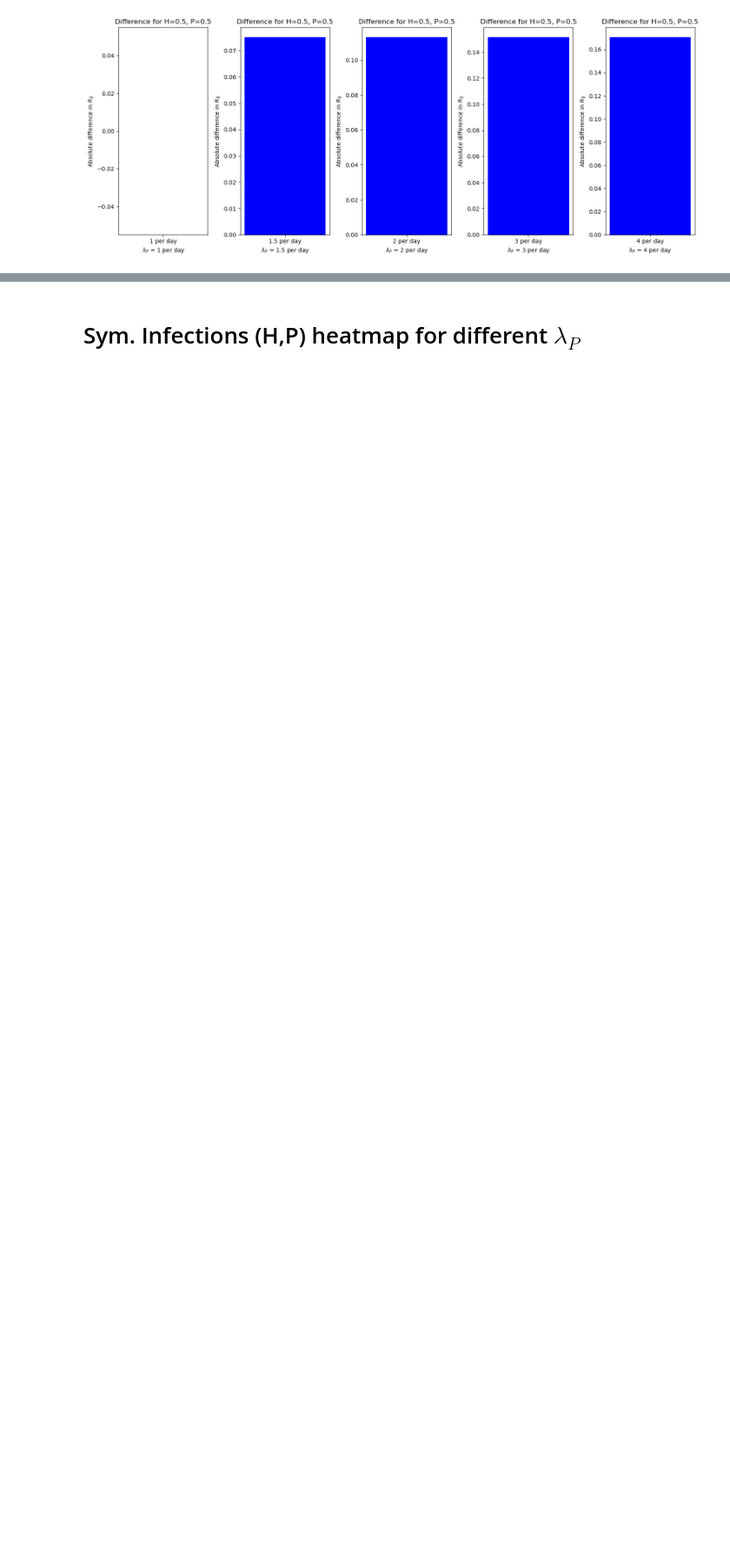
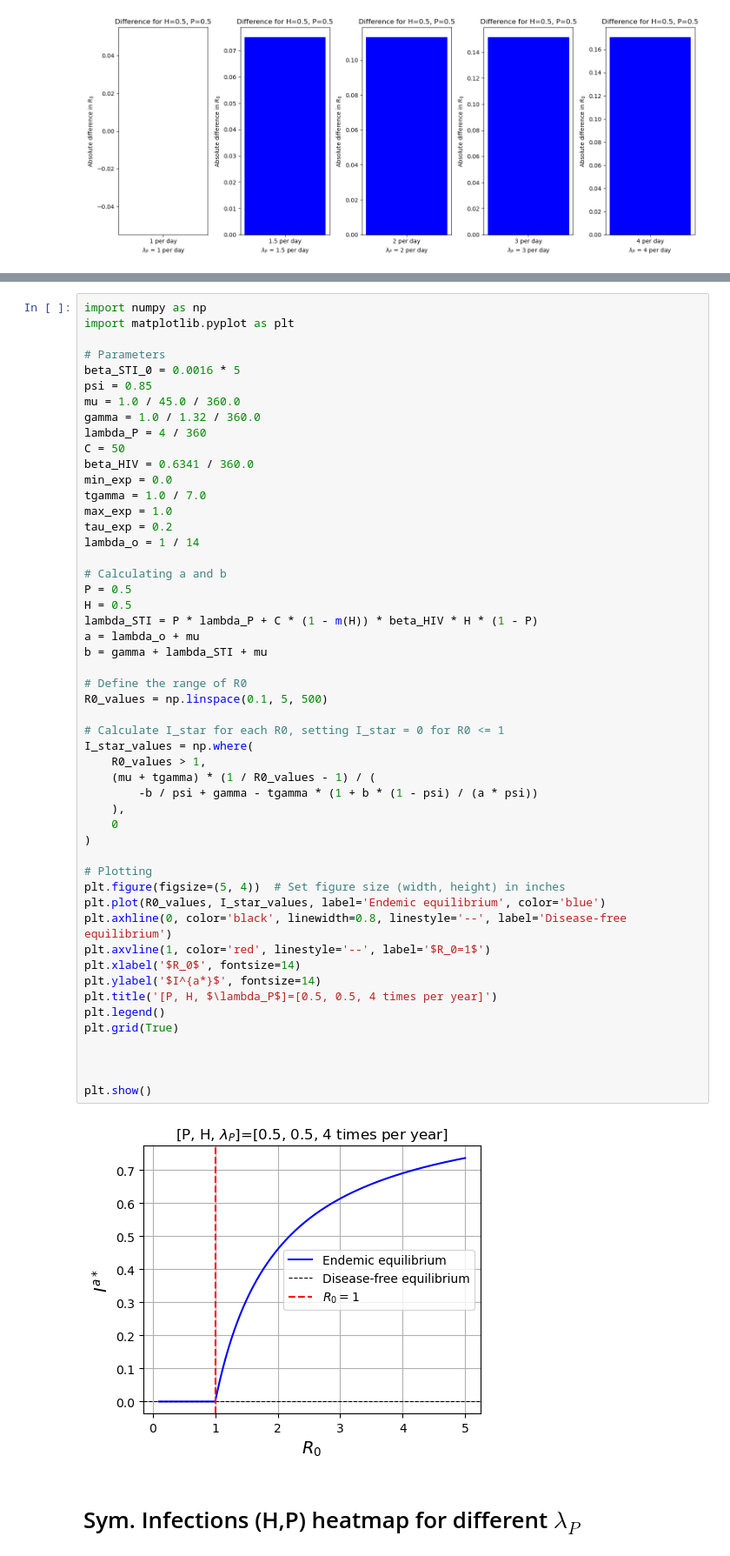
Before and after one commit to Priesemann-Group/testing-paradox-HIV-STI, a Jupyter notebook: notebooks/BifurcationAnalysis/NotebookForPrEP.ipynb, the cells around one changed output, grey strips where cells are left out. Shown at 87% size. Drawn from its saved outputs; the diff is of its cells as text; blank space fills up the shorter version.

```diff
--- a/notebooks/BifurcationAnalysis/NotebookForPrEP.ipynb
+++ b/notebooks/BifurcationAnalysis/NotebookForPrEP.ipynb
@@ -494,3 +496,56 @@ plt.show()
+# %%
+import numpy as np
+import matplotlib.pyplot as plt
+
+# Parameters
+beta_STI_0 = 0.0016 * 5
+psi = 0.85
+mu = 1.0 / 45.0 / 360.0
+gamma = 1.0 / 1.32 / 360.0
+lambda_P = 4 / 360
+C = 50
+beta_HIV = 0.6341 / 360.0
+min_exp = 0.0
+tgamma = 1.0 / 7.0
+max_exp = 1.0
+tau_exp = 0.2
+lambda_o = 1 / 14
+
+# Calculating a and b
+P = 0.5
+H = 0.5
+lambda_STI = P * lambda_P + C * (1 - m(H)) * beta_HIV * H * (1 - P)
+a = lambda_o + mu
+b = gamma + lambda_STI + mu
+
+# Define the range of R0
+R0_values = np.linspace(0.1, 5, 500)
+
+# Calculate I_star for each R0, setting I_star = 0 for R0 <= 1
+I_star_values = np.where(
+    R0_values > 1,
+    (mu + tgamma) * (1 / R0_values - 1) / (
+        -b / psi + gamma - tgamma * (1 + b * (1 - psi) / (a * psi))
+    ),
+    0
+)
+
+# Plotting
+plt.figure(figsize=(5, 4))  # Set figure size (width, height) in inches
+plt.plot(R0_values, I_star_values, label='Endemic equilibrium', color='blue')
+plt.axhline(0, color='black', linewidth=0.8, linestyle='--', label='Disease-free equilibrium')
+plt.axvline(1, color='red', linestyle='--', label='$R_0=1$')
+plt.xlabel('$R_0$', fontsize=14)
+plt.ylabel('$I^{a*}$', fontsize=14)
+plt.title('[P, H, $\lambda_P$]=[0.5, 0.5, 4 times per year]')
+plt.legend()
+plt.grid(True)
+
+
+
+plt.show()
+# %% [output]
+[figure, added]
 # %% [markdown]
 # Sym. Infections (H,P) heatmap for different $\lambda_P$
 # %%
```
Also changed, not shown: parts of 6 cells of this notebook, 2 other files.
